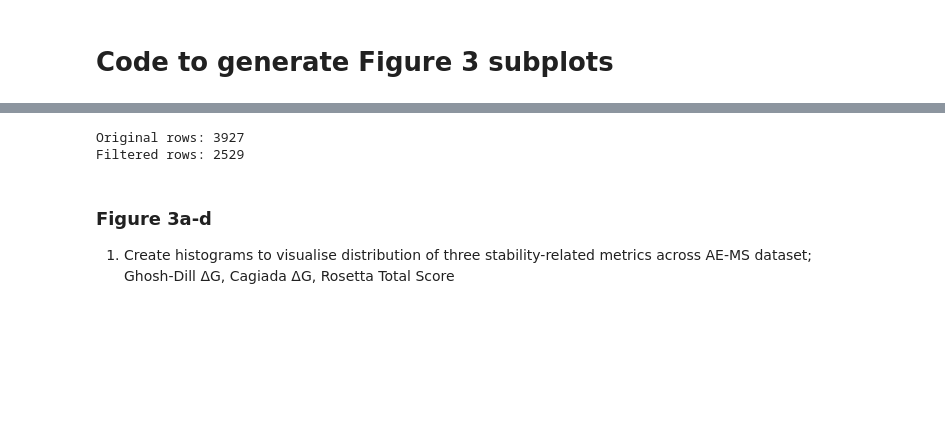
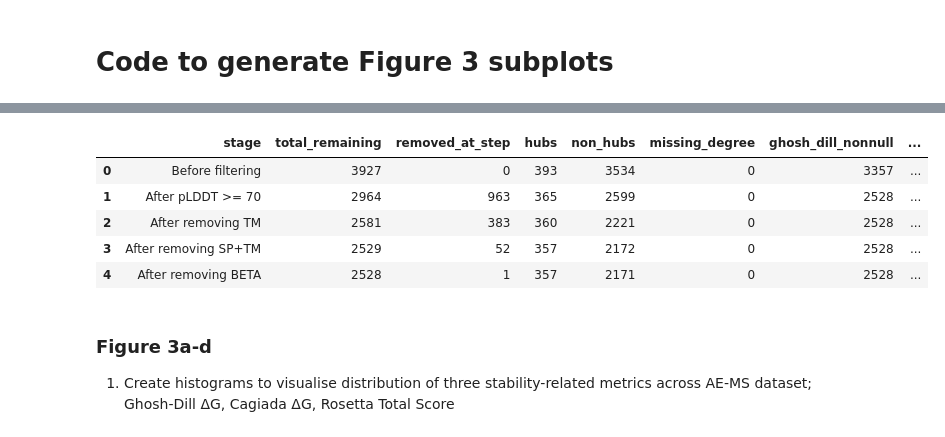
Before and after one commit to NCEMS/energetic-origins-of-PPI-connectivity, a Jupyter notebook: figures/3-figure/3-figure.ipynb, the cells around one changed output, grey strips where cells are left out. Saved outputs shown, nothing was run; the diff lists cells and outputs as text; code cells hidden in the pictures; blank space fills up the shorter version.

Commit message:
Update figures

```diff
--- a/figures/3-figure/3-figure.ipynb
+++ b/figures/3-figure/3-figure.ipynb
@@ -27,4 +27,10 @@ plt.rcParams.update({
     "axes.facecolor": "white"
 })
 # %%
-nodes = pd.read_pickle(f"{DATA_PATH2}20260210-s288c-ANnnotated-Yeast-Interactome.pkl")
+nodes        = pd.read_pickle(f"{DATA_PATH2}20260210-s288c-ANnnotated-Yeast-Interactome.pkl")
+
+# determine which nodes are hubs based on percentile cutoff for degree centrality
+cut          = 0.10
+ms_threshold = nodes['degree_centrality'].quantile(1 - cut)
+
+print(f"Threshold for defining a hub in MS data is {ms_threshold:.5f}")
@@ -33,16 +41,62 @@ Remove proteins with low pLDDT and/or proteins predicted to be membrane proteins
-# %%
-# Filter nodes to remove proteins with low pLDDT and/or are membrane proteins (TM) with/without signal peptide (SP)
-filtered_nodes = nodes[
-    (nodes['mean_plddt'] >= 70) &
-    (~nodes['DeepTMHMM_class'].isin(['TM', 'SP+TM', 'Beta']))
-].copy()
-
-# print stats to for nodes
-print(f"Original rows: {len(nodes)}")
-print(f"Filtered rows: {len(filtered_nodes)}")
-# %% [output]
-Original rows: 3927
-Filtered rows: 2529
+# %%
+import pandas as pd
+
+summary_rows = []
+
+
+def record_stage(df, stage, previous_count):
+    summary_rows.append({
+        "stage": stage,
+        "total_remaining": len(df),
+        "removed_at_step": previous_count - len(df),
+        "hubs": int((df["degree_centrality"] >= ms_threshold).sum()),
+        "non_hubs": int((df["degree_centrality"] < ms_threshold).sum()),
+        "missing_degree": int(df["degree_centrality"].isna().sum()),
+        "ghosh_dill_nonnull": int(df["Ghosh-Dill-dG"].notna().sum()),
+        "cagiada_nonnull": int(df["cagiada-dG"].notna().sum()),
+        "rosetta_nonnull": int(df["Rosetta_best_total_score"].notna().sum()),
+    })
+
+    # Retain class counts for optional inclusion in the figure.
+    for category, count in (
+        df["DeepTMHMM_class"].fillna("Missing").value_counts().items()
+    ):
+        summary_rows[-1][f"class_{category}"] = int(count)
+
+
+filtered_nodes = nodes.copy()
+record_stage(filtered_nodes, "Before filtering", len(filtered_nodes))
+
+previous_count = len(filtered_nodes)
+filtered_nodes = filtered_nodes[
+    filtered_nodes["mean_plddt"] >= 70
+].copy()
+record_stage(filtered_nodes, "After pLDDT >= 70", previous_count)
+
+for category in ["TM", "SP+TM", "BETA"]:
+    previous_count = len(filtered_nodes)
+    filtered_nodes = filtered_nodes[
+        ~filtered_nodes["DeepTMHMM_class"].isin([category])
+    ].copy()
+    record_stage(
+        filtered_nodes,
+        f"After removing {category}",
+        previous_count,
+    )
+
+filtering_summary = pd.DataFrame(summary_rows).fillna(0)
+count_columns = filtering_summary.columns.drop("stage")
+filtering_summary[count_columns] = filtering_summary[count_columns].astype(int)
+
+filtering_summary.to_csv("filtering_summary.csv", index=False)
+display(filtering_summary)
+# %% [output]
+|  | stage | total_remaining | removed_at_step | hubs | non_hubs | missing_degree | ghosh_dill_nonnull | ... |
+| 0 | Before filtering | 3927 | 0 | 393 | 3534 | 0 | 3357 | ... |
+| 1 | After pLDDT >= 70 | 2964 | 963 | 365 | 2599 | 0 | 2528 | ... |
+| 2 | After removing TM | 2581 | 383 | 360 | 2221 | 0 | 2528 | ... |
+| 3 | After removing SP+TM | 2529 | 52 | 357 | 2172 | 0 | 2528 | ... |
+| 4 | After removing BETA | 2528 | 1 | 357 | 2171 | 0 | 2528 | ... |
 # %% [markdown]
 ### Figure 3a-d
 1. Create histograms to visualise distribution of three stability-related metrics across AE-MS dataset; Ghosh-Dill ΔG, Cagiada ΔG, Rosetta Total Score
```
Also changed, not shown: parts of 16 cells of this notebook, 39 other files.
